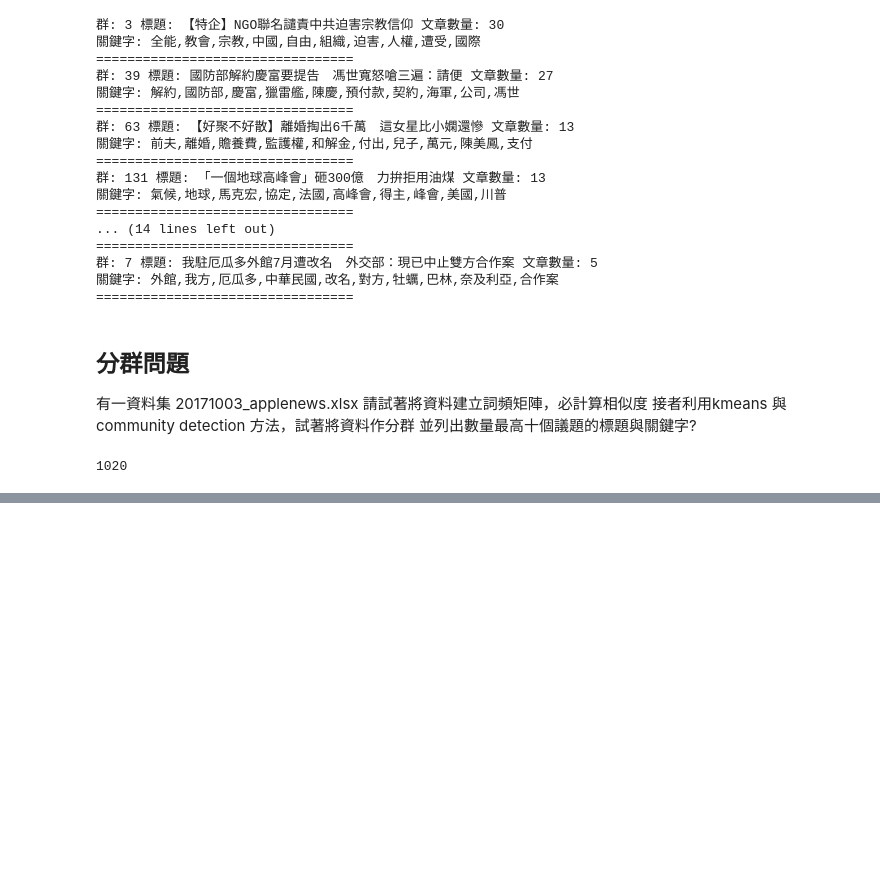
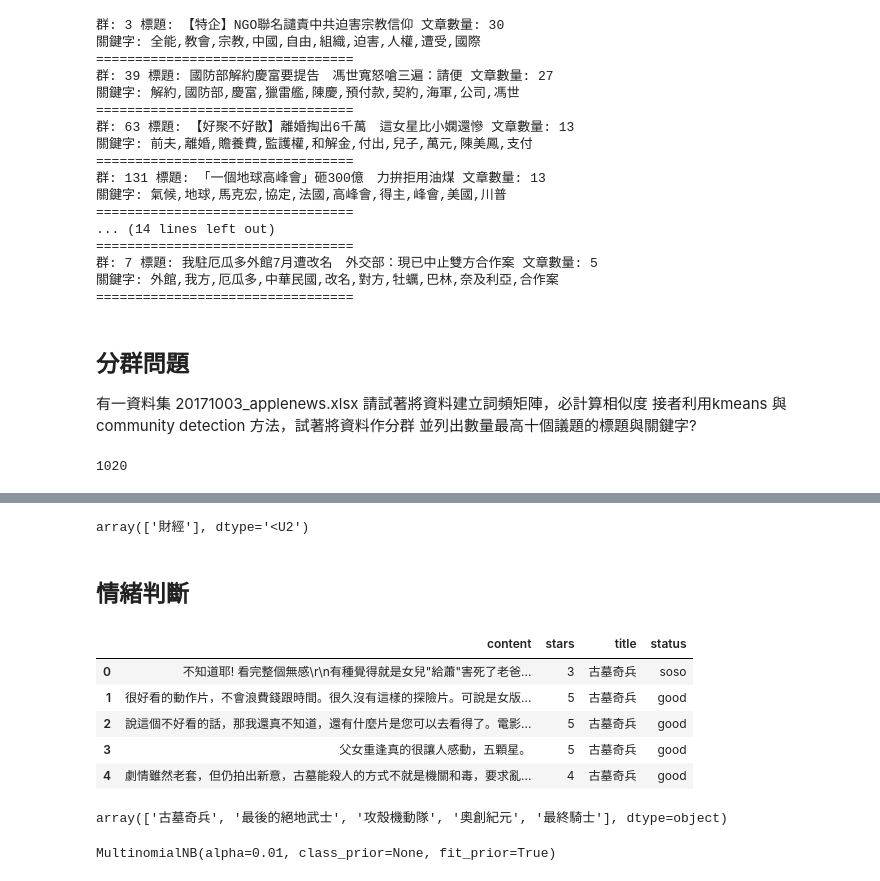
Before and after one commit to ywchiu/obanktm, a Jupyter notebook: Demo20190731.ipynb, the cells around one changed output, grey strips where cells are left out. Cells and saved outputs as stored; diff of their text form; code cells hidden in the pictures; blank space fills up the shorter version.

```diff
--- a/Demo20190731.ipynb
+++ b/Demo20190731.ipynb
@@ -499,0 +867,22 @@ news.head(3)
+# %%
+clf.predict(w)
+# %% [output]
+array(['財經'], dtype='<U2')
+# %% [markdown]
+## 情緒判斷
+# %%
+import pandas
+movies = pandas.read_excel('data/yahoo_movie.xlsx', index_col=0)
+# %%
+movies.head()
+# %% [output]
+|  | content | stars | title | status |
+| 0 | 不知道耶! 看完整個無感\r\n有種覺得就是女兒"給蕭"害死了老爸... | 3 | 古墓奇兵 | soso |
+| 1 | 很好看的動作片，不會浪費錢跟時間。很久沒有這樣的探險片。可說是女版... | 5 | 古墓奇兵 | good |
+| 2 | 說這個不好看的話，那我還真不知道，還有什麼片是您可以去看得了。電影... | 5 | 古墓奇兵 | good |
+| 3 | 父女重逢真的很讓人感動，五顆星。 | 5 | 古墓奇兵 | good |
+| 4 | 劇情雖然老套，但仍拍出新意，古墓能殺人的方式不就是機關和毒，要求亂... | 4 | 古墓奇兵 | good |
+# %%
+movies['title'].unique()
+# %% [output]
+array(['古墓奇兵', '最後的絕地武士', '攻殼機動隊', '奧創紀元', '最終騎士'], dtype=object)
@@ -499,0 +902,6 @@ news.head(3)
+# %%
+from sklearn.naive_bayes import MultinomialNB
+clf = MultinomialNB(alpha = 0.01)
+clf.fit(train_X, train_y)
+# %% [output]
+MultinomialNB(alpha=0.01, class_prior=None, fit_prior=True)
```
Also changed, not shown: parts of 63 cells of this notebook.
